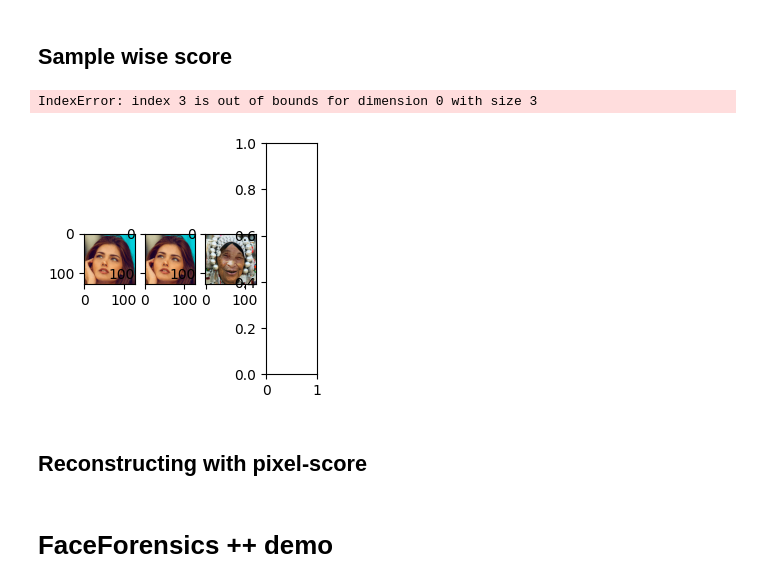
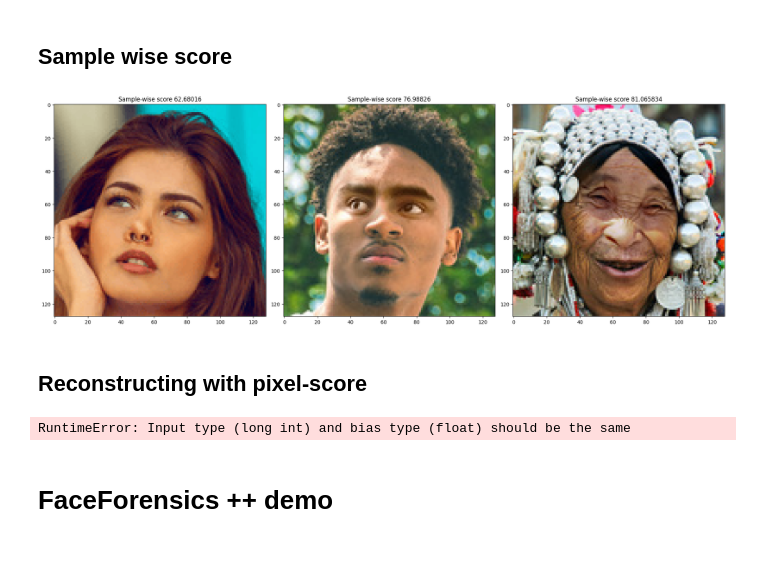
Before and after one commit to JonasElburgUVA/AnomalyDetection, a Jupyter notebook: src/DeepFake/Notebook_AnomalyVQVAE.ipynb, the cells around one changed output. Drawn from its saved outputs; the diff is of its cells as text; code cells hidden in the pictures; blank space fills up the shorter version.

Commit message:
sample wise visualizations done

```diff
--- a/src/DeepFake/Notebook_AnomalyVQVAE.ipynb
+++ b/src/DeepFake/Notebook_AnomalyVQVAE.ipynb
@@ -90,22 +90,25 @@ pred = []
 ar_model.eval()
 for X, _ in tqdm(demo_dataloader):
     with torch.no_grad():
+        X=X.to(device)
         loss = ar_model.loss(X, reduction='none')['loss'].flatten(1)
 
         score = torch.sum(loss*(loss>threshold), 1).float()
-        pred.append([score.cpu().numpy()])
+        pred.append(score.cpu().numpy())
-# %%
-no = 10
-fig,ax = plt.subplots(1,4,figsize = (3,3))
-
-
-[a.imshow(next(iter(demo_dataloader))[0][i].permute(1,2,0),vmin=-3,vmax=3) for i,a in enumerate(ax)]
-[a.set_title('Score {:.1f}'.format(pred[i])) for i,a in enumerate(ax)]
-[a.axis('off') for a in ax]
-plt.tight_layout()
-# %% [output]
-IndexError: index 3 is out of bounds for dimension 0 with size 3
-[figure, removed]
+# %%
+X = next(iter(demo_dataloader))[0]
+fix, axes = plt.subplots(1,3, figsize=(20,10))
+axes[0].imshow(X[0].permute(1,2,0))
+axes[0].set_title('Sample-wise score '+ str(pred[0][0]))
+axes[1].imshow(X[1].permute(1,2,0))
+axes[1].set_title('Sample-wise score '+ str(pred[0][1]))
+axes[2].imshow(X[2].permute(1,2,0))
+axes[2].set_title('Sample-wise score '+ str(pred[0][2]))
+
+plt.tight_layout()
+plt.show()
+# %% [output]
+[figure, added]
 # %% [markdown]
 ## Reconstructing with pixel-score
 # %%
@@ -146,7 +148,11 @@ def reconstruct(n, img, threshold_log_p = 5):
 # %%
 reconstructions = []
 for X in next(iter(demo_dataloader)):
+    X = torch.Tensor(X).to(device)
+
     reconstructions.append(reconstruct(n=5,img=X, threshold_log_p=8)[0])
+# %% [output]
+RuntimeError: Input type (long int) and bias type (float) should be the same
 # %% [markdown]
 # FaceForensics ++ demo
 # %% [markdown]
```
Also changed, not shown: parts of 1 cell of this notebook, 1 other file.
